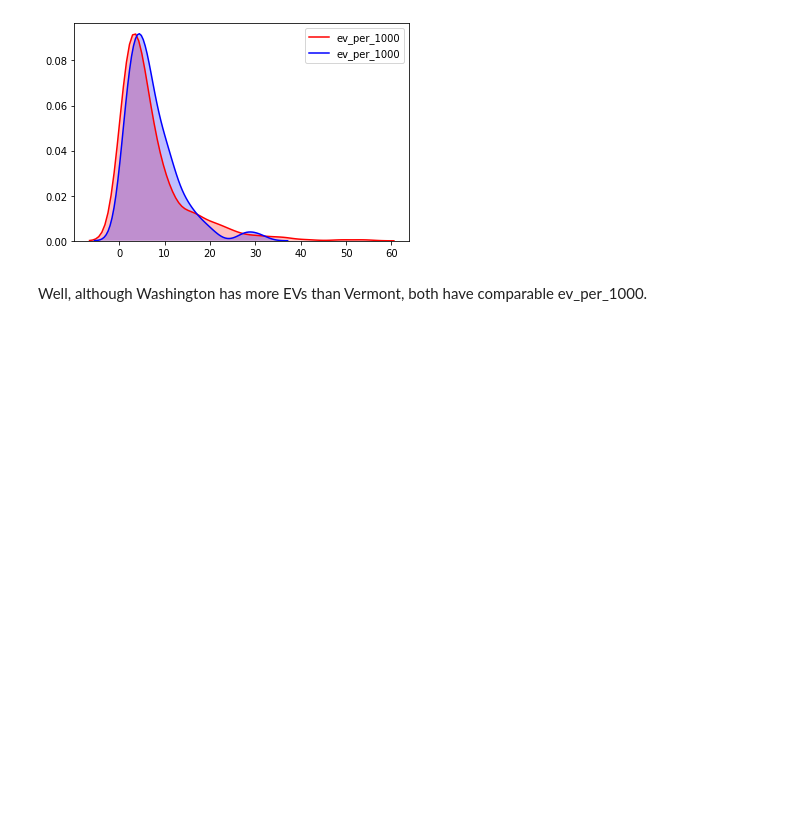
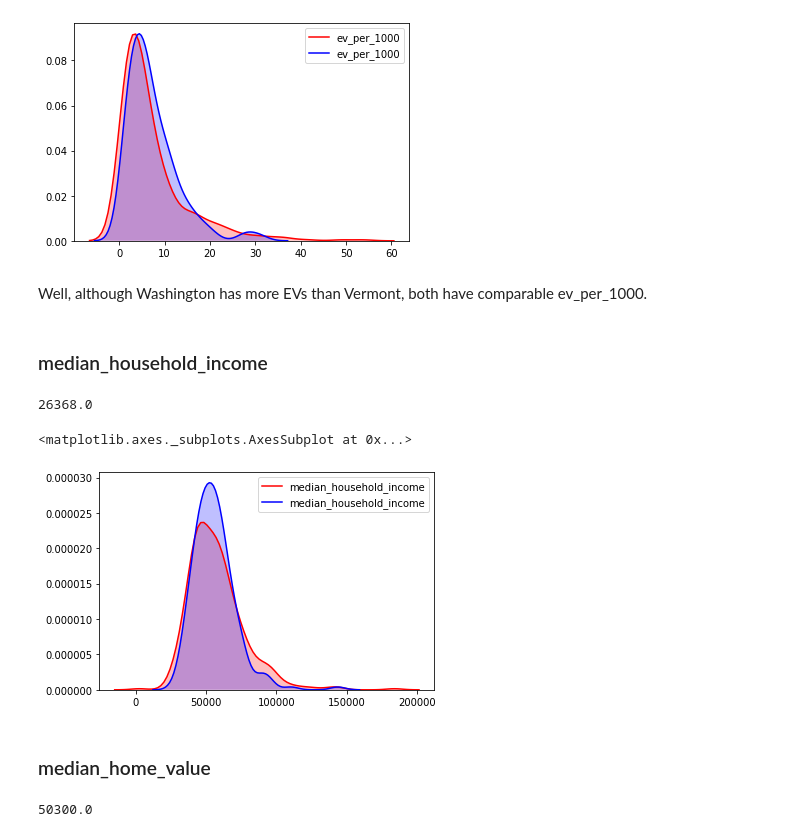
Before and after one commit to siddhantmaharana/atlytics_team_recylers, a Jupyter notebook: 2_SID_get_metrics_by_ZIP.ipynb, the cells around one changed output. Saved outputs shown, nothing was run; the diff lists cells and outputs as text; code cells hidden in the pictures; blank space fills up the shorter version.

```diff
--- a/2_SID_get_metrics_by_ZIP.ipynb
+++ b/2_SID_get_metrics_by_ZIP.ipynb
@@ -102,3 +106,21 @@ sns.kdeplot(df[(df['state']=='VT')&(df['ev_per_1000'].isnull()!=True)]['ev_per_1
 [figure]
 # %% [markdown]
 Well, although Washington has more EVs than Vermont, both have comparable ev_per_1000.
+# %% [markdown]
+### median_household_income
+# %%
+df.loc[765,'median_household_income']
+# %% [output]
+26368.0
+# %%
+sns.kdeplot(df[(df['state']=='WA')&(df['median_household_income'].isnull()!=True)]['median_household_income'], shade=True, color="r")
+sns.kdeplot(df[(df['state']=='VT')&(df['median_household_income'].isnull()!=True)]['median_household_income'], shade=True, color="b")
+# %% [output]
+<matplotlib.axes._subplots.AxesSubplot at 0x...>
+[figure, added]
+# %% [markdown]
+### median_home_value
+# %%
+df.loc[765,'median_home_value']
+# %% [output]
+50300.0
```
Also changed, not shown: parts of 8 cells of this notebook, 2 other files.
